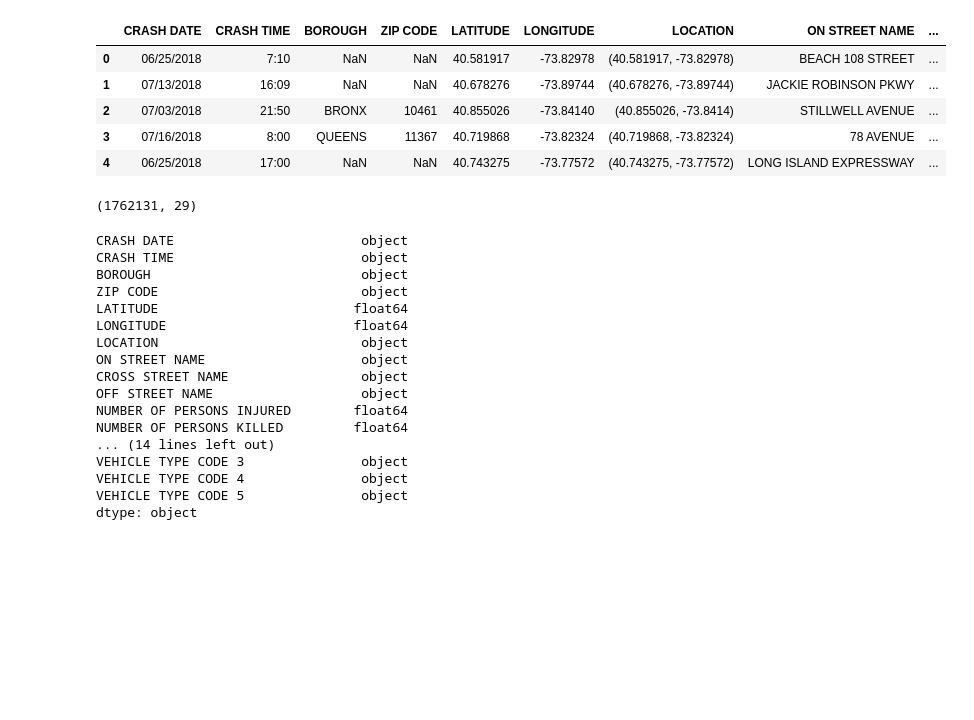
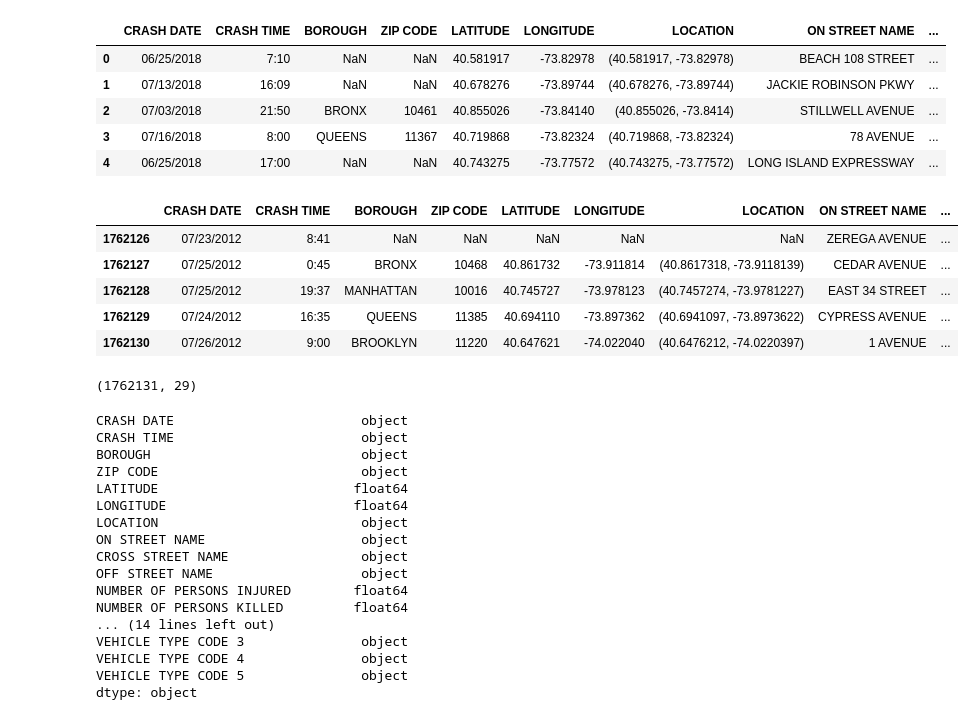
Before and after one commit to abdulkhaliq94/motor-vehicle-collisions, a Jupyter notebook: Project.ipynb, the cells around one changed output. Drawn from its saved outputs; the diff is of its cells as text; code cells hidden in the pictures; blank space fills up the shorter version.

```diff
--- a/Project.ipynb
+++ b/Project.ipynb
@@ -19,6 +21,15 @@ crashes.head()
 | 2 | 07/03/2018 | 21:50 | BRONX | 10461 | 40.855026 | -73.84140 | (40.855026, -73.8414) | STILLWELL AVENUE | ... |
 | 3 | 07/16/2018 | 8:00 | QUEENS | 11367 | 40.719868 | -73.82324 | (40.719868, -73.82324) | 78 AVENUE | ... |
 | 4 | 06/25/2018 | 17:00 | NaN | NaN | 40.743275 | -73.77572 | (40.743275, -73.77572) | LONG ISLAND EXPRESSWAY | ... |
+# %%
+crashes.tail()
+# %% [output]
+|  | CRASH DATE | CRASH TIME | BOROUGH | ZIP CODE | LATITUDE | LONGITUDE | LOCATION | ON STREET NAME | ... |
+| 1762126 | 07/23/2012 | 8:41 | NaN | NaN | NaN | NaN | NaN | ZEREGA AVENUE | ... |
+| 1762127 | 07/25/2012 | 0:45 | BRONX | 10468 | 40.861732 | -73.911814 | (40.8617318, -73.9118139) | CEDAR AVENUE | ... |
+| 1762128 | 07/25/2012 | 19:37 | MANHATTAN | 10016 | 40.745727 | -73.978123 | (40.7457274, -73.9781227) | EAST 34 STREET | ... |
+| 1762129 | 07/24/2012 | 16:35 | QUEENS | 11385 | 40.694110 | -73.897362 | (40.6941097, -73.8973622) | CYPRESS AVENUE | ... |
+| 1762130 | 07/26/2012 | 9:00 | BROOKLYN | 11220 | 40.647621 | -74.022040 | (40.6476212, -74.0220397) | 1 AVENUE | ... |
 # %%
 # number of instances in the original dataset
 crashes.shape
```
Also changed, not shown: parts of 20 cells of this notebook.
